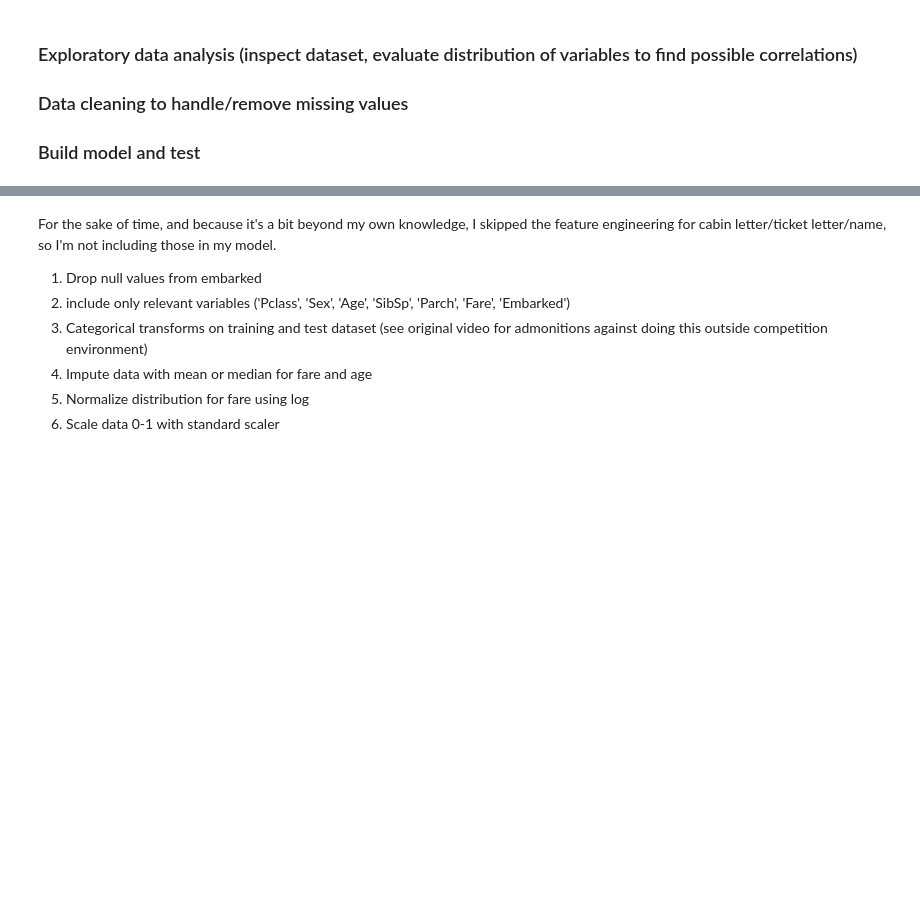
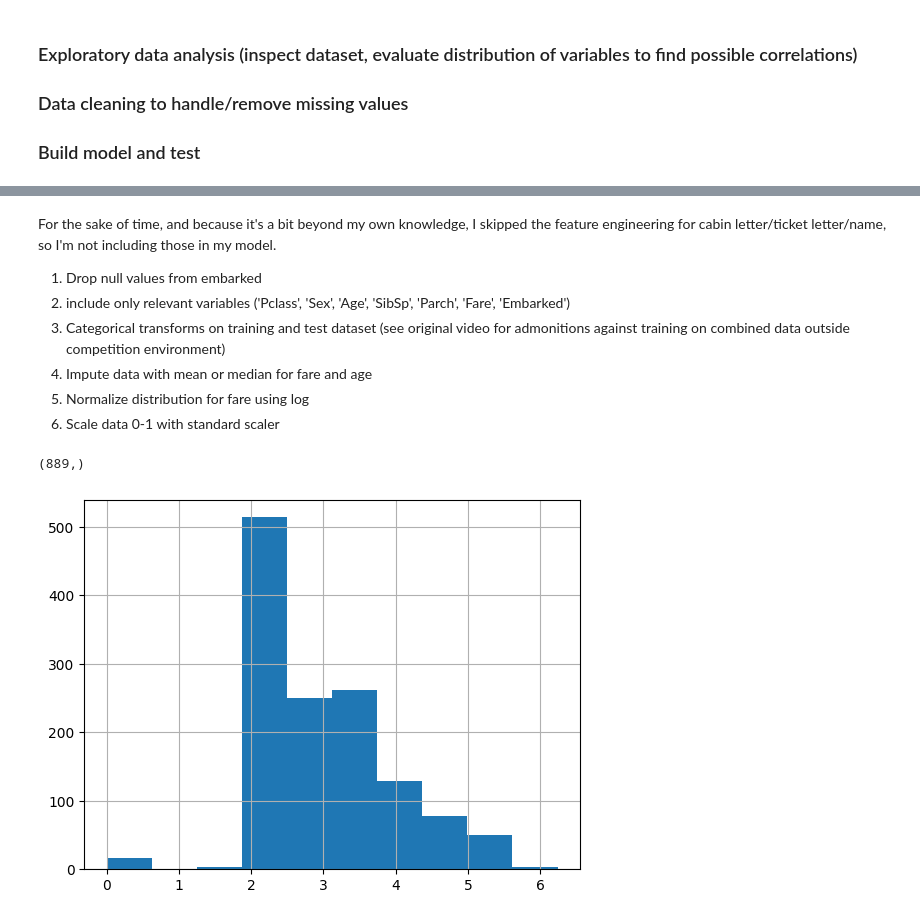
Before and after one commit to ericgraham3/TitanicNotebook, a Jupyter notebook: titanic.ipynb, the cells around one changed output, grey strips where cells are left out. Cells and saved outputs as stored; diff of their text form; code cells hidden in the pictures; blank space fills up the shorter version.

Commit message:
Kaggle Notebook | Titanic | building model

```diff
--- a/titanic.ipynb
+++ b/titanic.ipynb
@@ -27,4 +31,11 @@ for dirname, _, filenames in os.walk('/kaggle/input'):
 ### Build model and test
 # %%
 training = pd.read_csv('/kaggle/input/titanic/train.csv')
+test = pd.read_csv('/kaggle/input/titanic/test.csv')
+
+training['train_test'] = 1
+test['train_test'] = 0
+test['Survived'] = np.NaN
+all_data = pd.concat([training,test])
+
 training.info(verbose=True)
@@ -59,9 +145,32 @@ print(pd.pivot_table(training, index = 'Survived', columns = 'Embarked', values
 # %% [markdown]
 For the sake of time, and because it's a bit beyond my own knowledge, I skipped the feature engineering for cabin letter/ticket letter/name, so I'm not including those in my model.
 
-1) Drop null values from embarked
-2) include only relevant variables ('Pclass', 'Sex', 'Age', 'SibSp', 'Parch', 'Fare', 'Embarked')
-3) Categorical transforms on training and test dataset (see original video for admonitions against doing this outside competition environment)
-4) Impute data with mean or median for fare and age
-5) Normalize distribution for fare using log
-6) Scale data 0-1 with standard scaler
+1. Drop null values from embarked
+2. include only relevant variables ('Pclass', 'Sex', 'Age', 'SibSp', 'Parch', 'Fare', 'Embarked')
+3. Categorical transforms on training and test dataset (see original video for admonitions against training on combined data outside competition environment)
+4. Impute data with mean or median for fare and age
+5. Normalize distribution for fare using log
+6. Scale data 0-1 with standard scaler
+# %%
+# impute nulls for continuous data
+all_data.Age = all_data.Age.fillna(training.Age.mean())
+all_data.Fare = all_data.Fare.fillna(training.Fare.mean())
+
+# drop null 'embarked' rows
+all_data.dropna(subset=['Embarked'], inplace=True)
+
+# logarithmic normalization of 'fare'
+all_data['norm_fare'] = np.log(all_data.Fare+1)
+all_data['norm_fare'].hist()
+
+# dummy variables from categories
+all_dummies = pd.get_dummies(all_data[['Pclass', 'Sex', 'Age', 'SibSp', 'Parch', 'norm_fare', 'Embarked', 'train_test']])
+
+X_train = all_dummies[all_dummies.train_test == 1].drop(['train_test'], axis=1)
+X_test = all_dummies[all_dummies.train_test == 0].drop(['train_test'], axis=1)
+
+y_train = all_data[all_data.train_test==1].Survived
+y_train.shape
+# %% [output]
+(889,)
+[figure, added]
```
Also changed, not shown: parts of 9 cells of this notebook.
